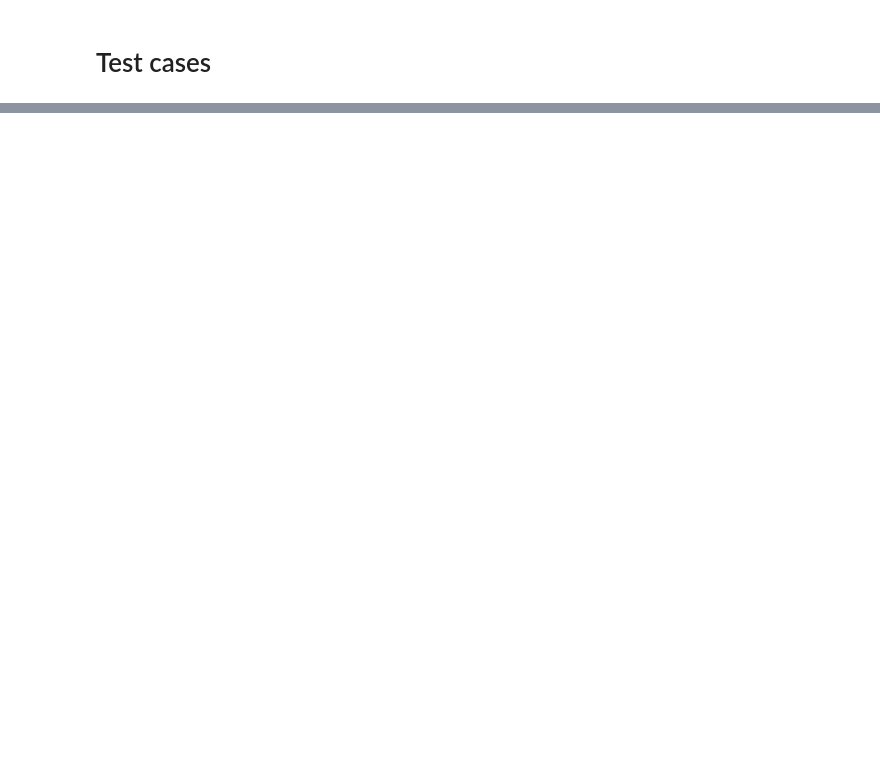
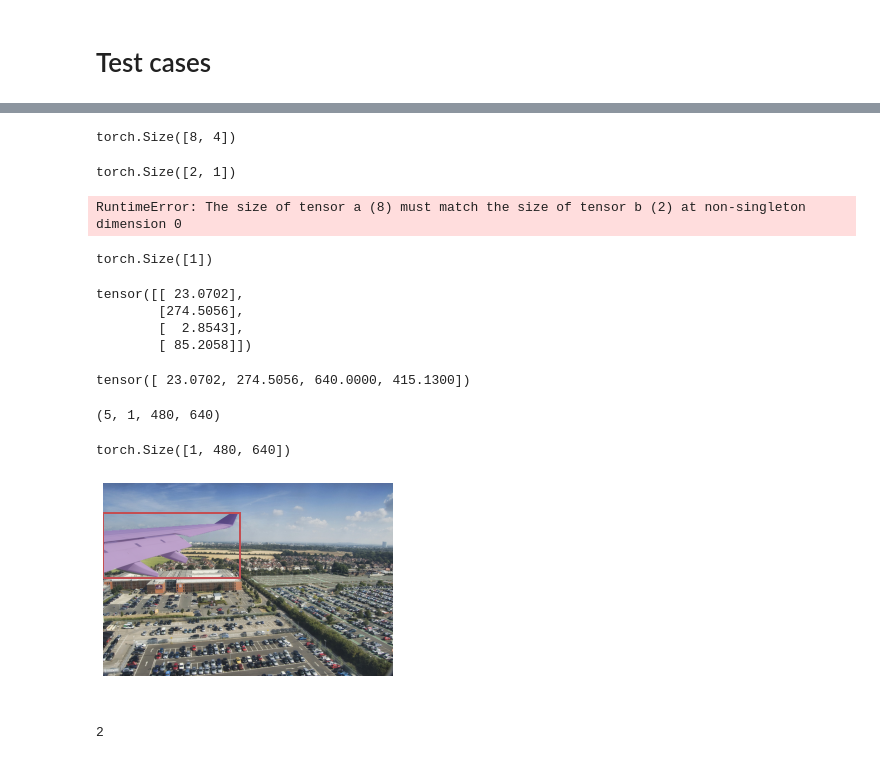
Before and after one commit to alexxcollins/INM705_CW_Collins_Velagala, a Jupyter notebook: notebooks/try_model_building.ipynb, the cells around one changed output, grey strips where cells are left out. Saved outputs shown, nothing was run; the diff lists cells and outputs as text; code cells hidden in the pictures; blank space fills up the shorter version.

```diff
--- a/notebooks/try_model_building.ipynb
+++ b/notebooks/try_model_building.ipynb
@@ -244,0 +285,39 @@ val_data.plot_img_with_ann(idx[0], bboxes = True)
+# %%
+preds.shape
+# %% [output]
+torch.Size([8, 4])
+# %%
+
+
+#get corners of predictions
+pred_x1 = preds[..., 0:1]
+pred_y1 = preds[..., 1:2]
+pred_x2 = preds[..., 2:3]
+pred_y2 = preds[..., 3:4]
+
+#get corner of GT
+gt_x1 = gt[..., 0:1]
+gt_y1 = gt[..., 1:2]
+gt_x2 = gt[..., 2:3]
+gt_y2 = gt[..., 3:4]
+
+#print(pred_x1)
+print(gt_x1.shape)
+
+#get corners of intersection
+x1 = torch.max(pred_x1, gt_x1)
+y1 = torch.max(pred_y1, gt_y1)
+x2 = torch.min(pred_x2, gt_x2)
+y2 = torch.min(pred_y2, gt_y2)
+
+#print(x1)
+
+intersection = (x2-x1).clamp(0) * (y2-y1).clamp(0)
+pred_box_areas = abs((pred_x2-pred_x1) * (pred_y2-pred_y1))
+gt_box_areas = abs((gt_x2-gt_x1) * (gt_y2-gt_y1))
+union = pred_box_areas + gt_box_areas - intersection + 1e-6 #avoid divide by 0
+
+print(intersection/union)
+# %% [output]
+torch.Size([2, 1])
+RuntimeError: The size of tensor a (8) must match the size of tensor b (2) at non-singleton dimension 0
@@ -245 +326,35 @@ val_data.plot_img_with_ann(idx[0], bboxes = True)
+# %%
+gt[0:1].shape
+# %% [output]
+torch.Size([1])
+# %%
+preds[..., 0:1]
+# %% [output]
+tensor([[ 23.0702],
+        [274.5056],
+        [  2.8543],
+        [ 85.2058]])
+# %%
+torch.max(gt[0], preds[:, 0])
+# %% [output]
+tensor([ 23.0702, 274.5056, 640.0000, 415.1300])
+# %%
+masks = y_pred[0]['masks'].to('cpu').detach().numpy()
+masks.shape
+for mask in maks
+# %% [output]
+(5, 1, 480, 640)
+# %%
+y_pred[0]['masks'][2, :, :, :].shape
+# %% [output]
+torch.Size([1, 480, 640])
+# %%
+val_data.plot_predictions(idx[0], y)
+# %% [output]
+[figure, added]
+# %%
+masks = y[0]['masks'].to('cpu').detach().numpy()
+len(masks)
+# %% [output]
+2
 # %%
```
Also changed, not shown: parts of 19 cells of this notebook, 4 other files.
